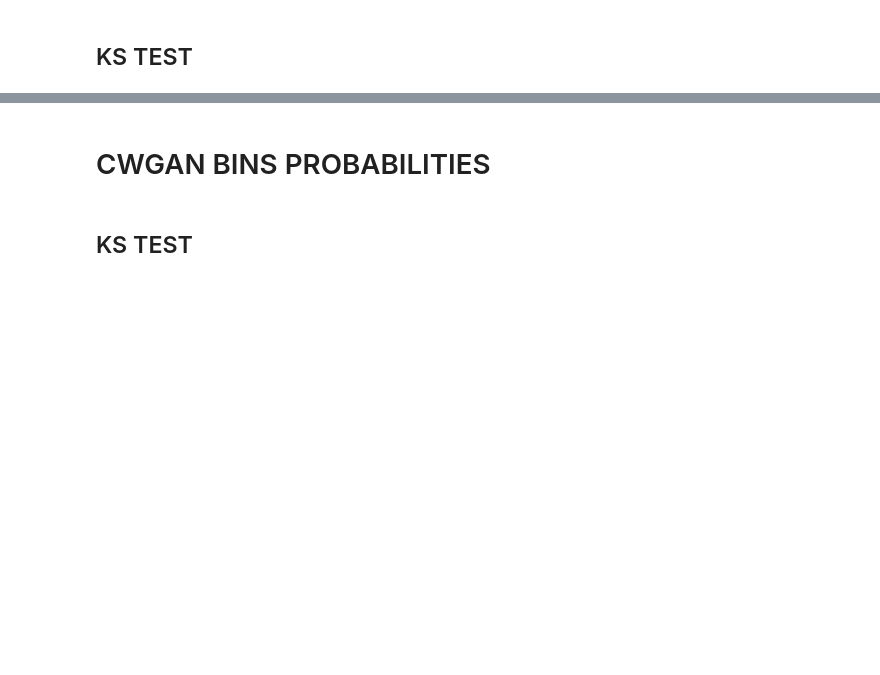
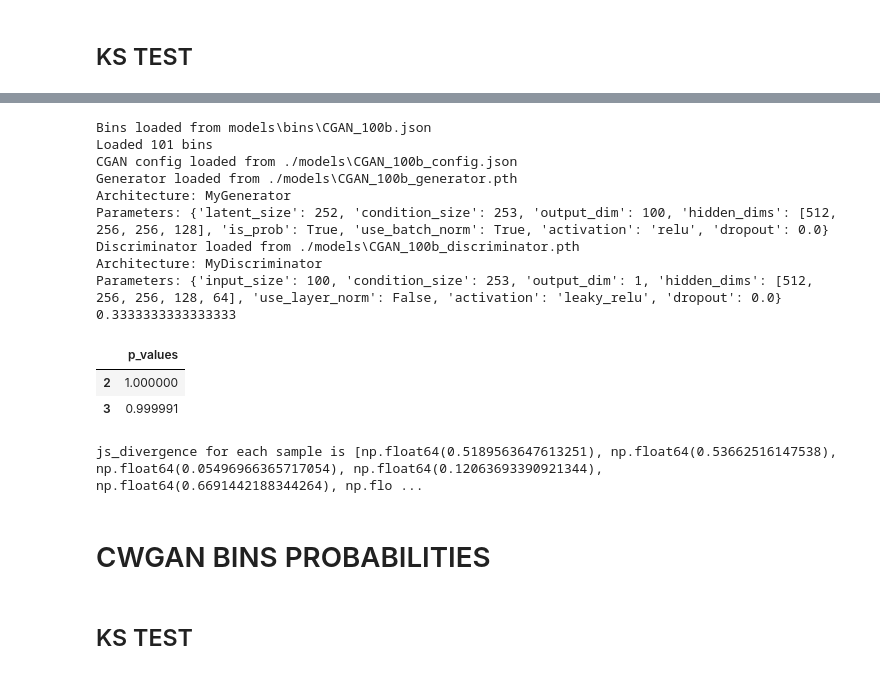
Before and after one commit to matteorofrano/CGAN-for-probability-distribution-generation, a Jupyter notebook: tests.ipynb, the cells around one changed output, grey strips where cells are left out. Saved outputs shown, nothing was run; the diff lists cells and outputs as text; code cells hidden in the pictures; blank space fills up the shorter version.

```diff
--- a/tests.ipynb
+++ b/tests.ipynb
@@ -248,46 +294,62 @@ mean_js
 
 X0_range = [0.0, 0.0, 0.0, 0.0, 0.0, 0.0]
 mu_range = [0.0, 0.0, 0.0, 0.0, 0.0, 0.0]
-sigma_range = [0.005, 0.01, 0.05, 0.1, 0.3, 0.6]
+sigma_range = [0.03, 0.07, 0.1, 0.3, 0.5, 0.7]
 T = 1.0        # Time horizon (1 year)
 N = 253        # Number of time steps
 J = 6       # Number of paths to simulate
 SEED=2
 
 #generate
 val = DataSimulator(X0_range=X0_range, mu_range=mu_range, sigma_range=sigma_range,
                             T=T, N=N, n_simulations=J, seed=SEED)
 
-val.load_configuration('./models/bins/CWGAN_v0.json')
+val.load_configuration('./models/bins/CGAN_100b.json')
 trajectories = val.get_paths()
 paths = trajectories[:, :-1] #shape JxN-1
 pdfs = val.get_pdf(n_steps_ahead=1, P=paths[:, -1])
 Xt = val.X_T
 bins = val.bins
 
 
-conditional_gan = MyCGAN(max_epoch=100, name='CGAN_simple')
+conditional_gan = MyCGAN(max_epoch=100, name='CGAN_100b')
 conditional_gan.load_models()
 
 
 
 mydata, mean, std = prepare_data(pdfs, paths, preprocess='log')
 _, preds = conditional_gan.generate(mydata)
 
 generated = np.exp(preds)
 p_values = []
 for i, row in enumerate(pdfs):
     _, p_value = ks_test_gan_cdf(generated[i], row)
     p_values.append(p_value)
 
 test_df = pd.DataFrame({'p_values':p_values})
 test_h0 = test_df[test_df['p_values']>0.05]
 print(len(test_h0)/len(test_df))
 test_h0
+# %% [output]
+Bins loaded from models\bins\CGAN_100b.json
+Loaded 101 bins
+CGAN config loaded from ./models\CGAN_100b_config.json
+Generator loaded from ./models\CGAN_100b_generator.pth
+Architecture: MyGenerator
+Parameters: {'latent_size': 252, 'condition_size': 253, 'output_dim': 100, 'hidden_dims': [512, 256, 256, 128], 'is_prob': True, 'use_batch_norm': True, 'activation': 'relu', 'dropout': 0.0}
+Discriminator loaded from ./models\CGAN_100b_discriminator.pth
+Architecture: MyDiscriminator
+Parameters: {'input_size': 100, 'condition_size': 253, 'output_dim': 1, 'hidden_dims': [512, 256, 256, 128, 64], 'use_layer_norm': False, 'activation': 'leaky_relu', 'dropout': 0.0}
+0.3333333333333333
+|  | p_values |
+| 2 | 1.000000 |
+| 3 | 0.999991 |
 # %%
 js_divergence = compute_js(generated, pdfs, is_log=False)
 mean_js = np.mean(js_divergence)
 print(f'js_divergence for each sample is {js_divergence}. The mean divergence is {mean_js}')
+# %% [output]
+js_divergence for each sample is [np.float64(0.5189563647613251), np.float64(0.53662516147538), np.float64(0.05496966365717054), np.float64(0.12063693390921344), np.float64(0.6691442188344264), np.flo ...
 # %%
 Xt
 # %%
```
Also changed, not shown: parts of 32 cells of this notebook, 37 other files.
